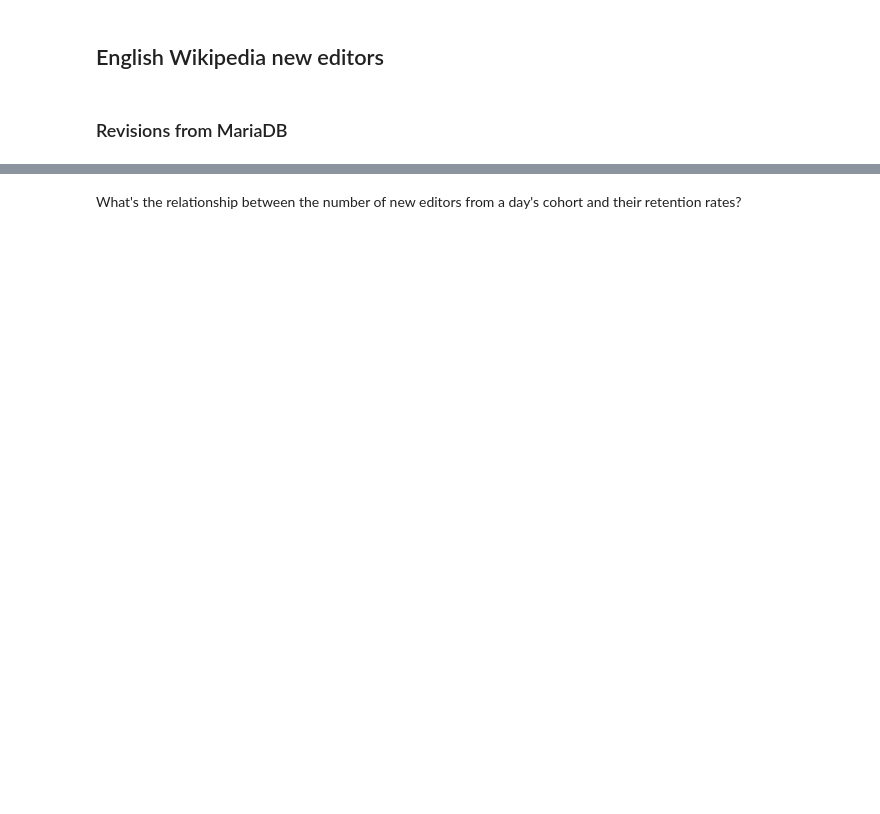
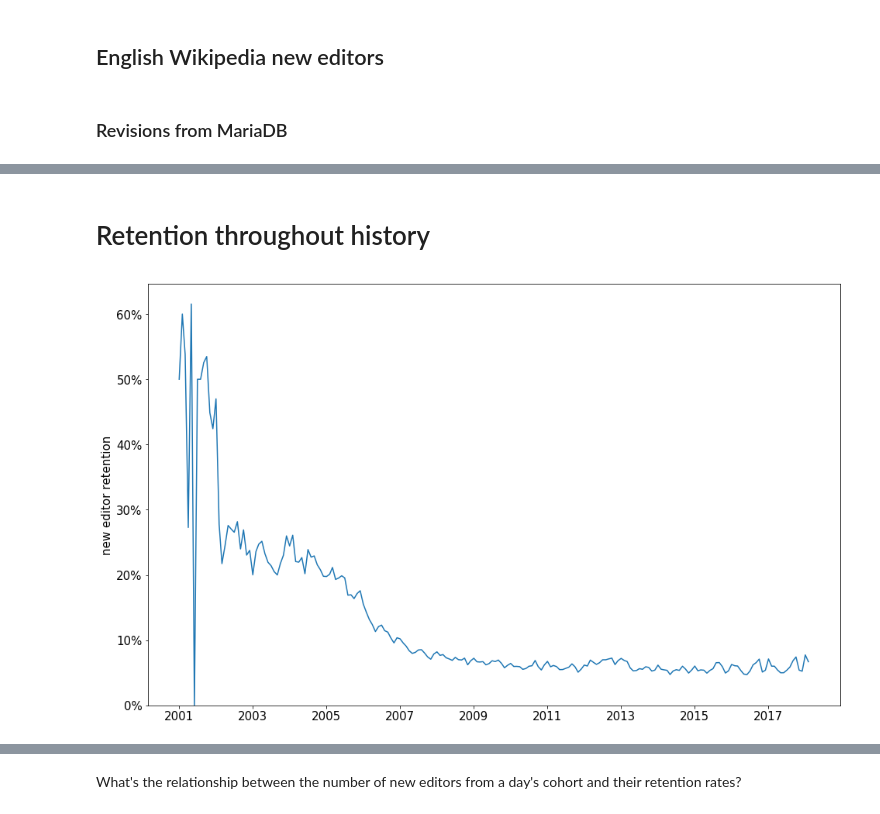
Before and after one commit to wikimedia-research/2018-01-new-editor-retention-analysis, a Jupyter notebook: analysis.ipynb, the cells around one changed output, grey strips where cells are left out. Drawn from its saved outputs; the diff is of its cells as text; code cells hidden in the pictures; blank space fills up the shorter version.

```diff
--- a/analysis.ipynb
+++ b/analysis.ipynb
@@ -96,0 +185,9 @@ len(adl_en_new.query("(mo_1_revs == mo_1_reverts) & (mo_2_revs == mo_2_reverts)"
+# %% [markdown]
+# Retention throughout history
+# %%
+plt.plot(glob_mo["ret"])
+plt.gca().yaxis.set_major_formatter(pct_ax)
+plt.ylabel("new editor retention")
+plt.ylim(ymin=0);
+# %% [output]
+[figure, added]
```
Also changed, not shown: parts of 53 cells of this notebook, 2 other files.
